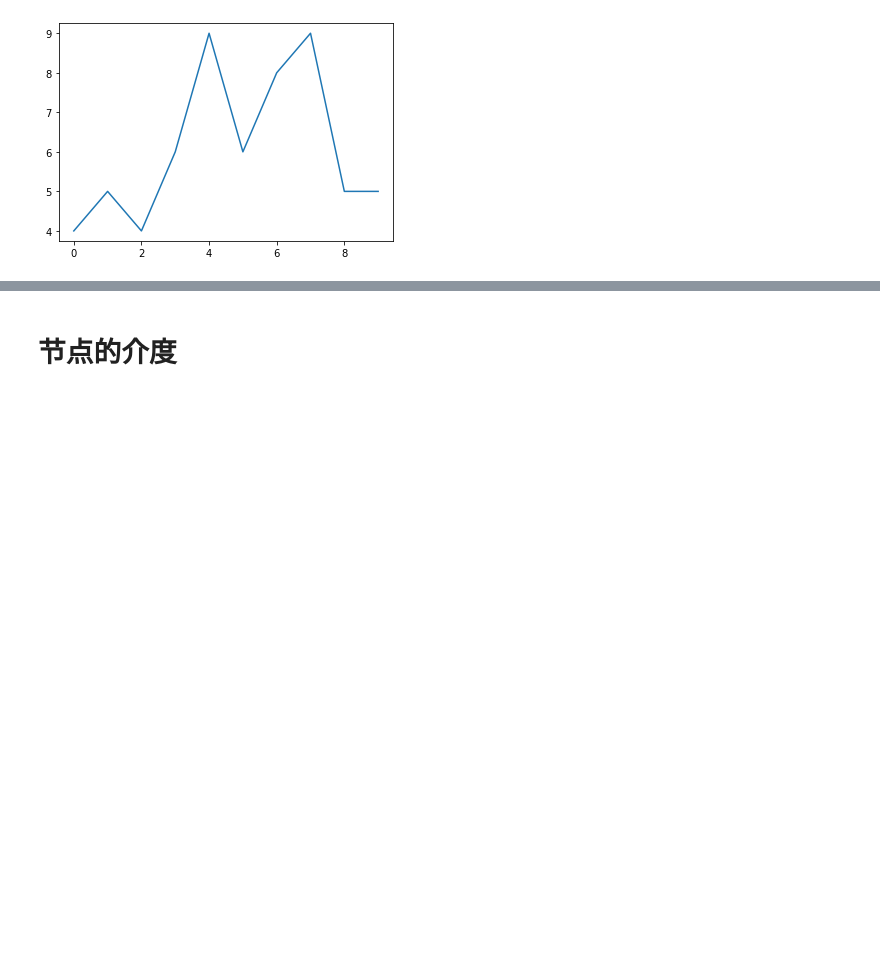
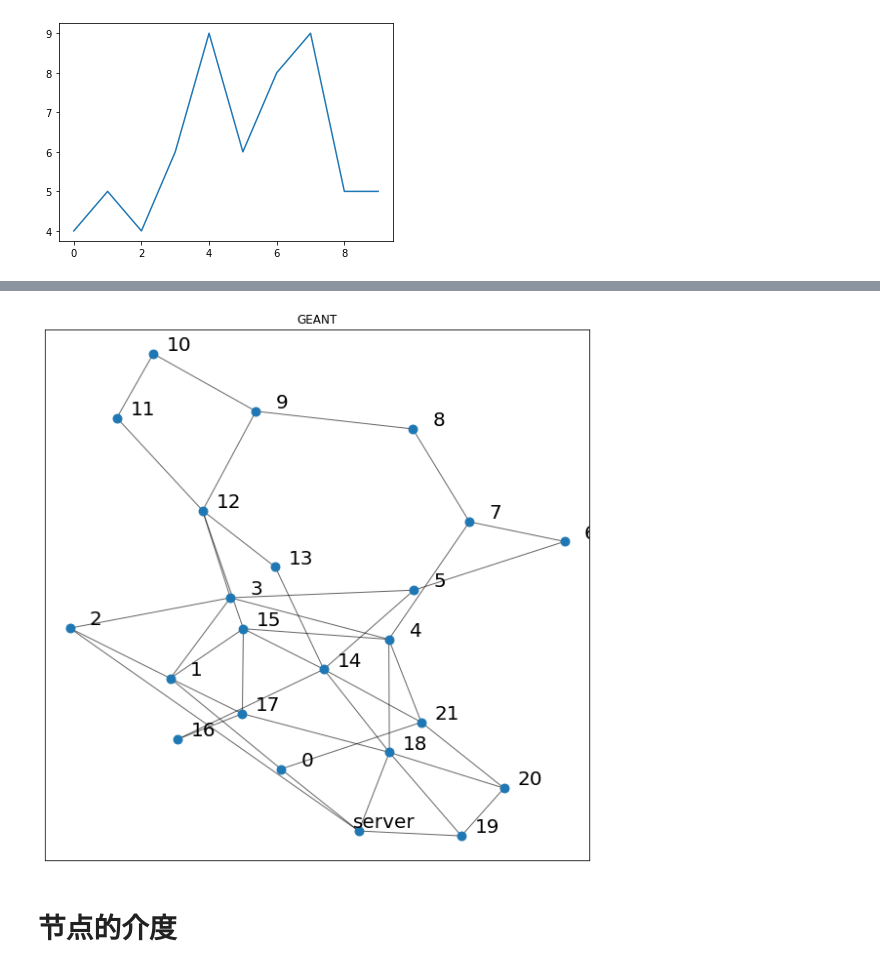
Before and after one commit to sijiahi/ccnsim_AS, a Jupyter notebook: socialccnsim-POP.ipynb, the cells around one changed output, grey strips where cells are left out. Saved outputs shown, nothing was run; the diff lists cells and outputs as text; code cells hidden in the pictures; blank space fills up the shorter version.

```diff
--- a/socialccnsim-POP.ipynb
+++ b/socialccnsim-POP.ipynb
@@ -1429,0 +1665,2 @@ result_35 = result
+# %%
+result_zipf_10 = result
@@ -1429,0 +1690,10 @@ result_35 = result
+# %%
+result_zipf_12 = result
+# %%
+result = {}
+result[0.2] = result_zipf_2
+result[0.4] = result_zipf_4
+result[0.6] = result_zipf_6
+result[0.8] = result_zipf_8
+result[1.0] = result_zipf_10
+result[1.2] = result_zipf_12
@@ -1429,0 +1977,7 @@ result_35 = result
+# %%
+args = '-c 18 -s pop -u facebook -t geant -p lru -f exampletrace/verysmall -d True -z True -e geographical -g True -v True'
+(options,args) = parser.parse_args(args.split(' '))
+result = {}
+result['original'] = []
+result['AS_hops'] = []
+simulate_hops(options)
@@ -1470,20 +2227,27 @@ AS1 = AS(list(G.nodes()),True)
 print(AS1.get_nodes())
 AS1.get_node("coconut")
 # %%
-        pos = executor.topology_coords
-        Gcc = G.subgraph(sorted(nx.connected_components(G), key=len, reverse=True)[0])
-        fig = plt.figure(figsize=(10, 10))
-        ax0 = fig.subplots()
-        nx.draw_networkx_nodes(G, pos,  node_size = 80)
-        nx.draw_networkx_edges(G,pos, alpha = 0.6)
-        pos1 = {}
-        for p in pos:  # raise text positions
-            #pos[p] = [p[0]+0.05, p[1]+0.04]
-            pos1[p] = pos[p][0]+0.005,pos[p][1]+0.003
-        plt.title('label graph')
-        nx.draw_networkx_labels(G, pos1,  font_size = 20)
-        plt.show()
+pos = executor.topology_coords
+Gcc = G.subgraph(sorted(nx.connected_components(G), key=len, reverse=True)[0])
+fig = plt.figure(figsize=(10, 10))
+ax0 = fig.subplots()
+nx.draw_networkx_nodes(G, pos,  node_size = 80)
+nx.draw_networkx_edges(G,pos, alpha = 0.6)
+pos1 = {}
+for p in pos:  # raise text positions
+    #pos[p] = [p[0]+0.05, p[1]+0.04]
+    pos1[p] = pos[p][0]+0.05,pos[p][1]+0.03
+plt.title(options.network_topology.upper())
+nx.draw_networkx_labels(G, pos1,  font_size = 20)
+#plt.show()
+if not os.path.exists('result/'):
+    os.mkdir('result/')
+os.chdir('result')
+plt.savefig('topology.png')
+os.chdir('../')
         #print(pos, pos1)
+# %% [output]
+[figure, added]
 # %%
 pos = nx.spring_layout(G)
 nx.draw(G, pos, font_size=16)
```
Also changed, not shown: parts of 51 cells of this notebook, 28 other files.
